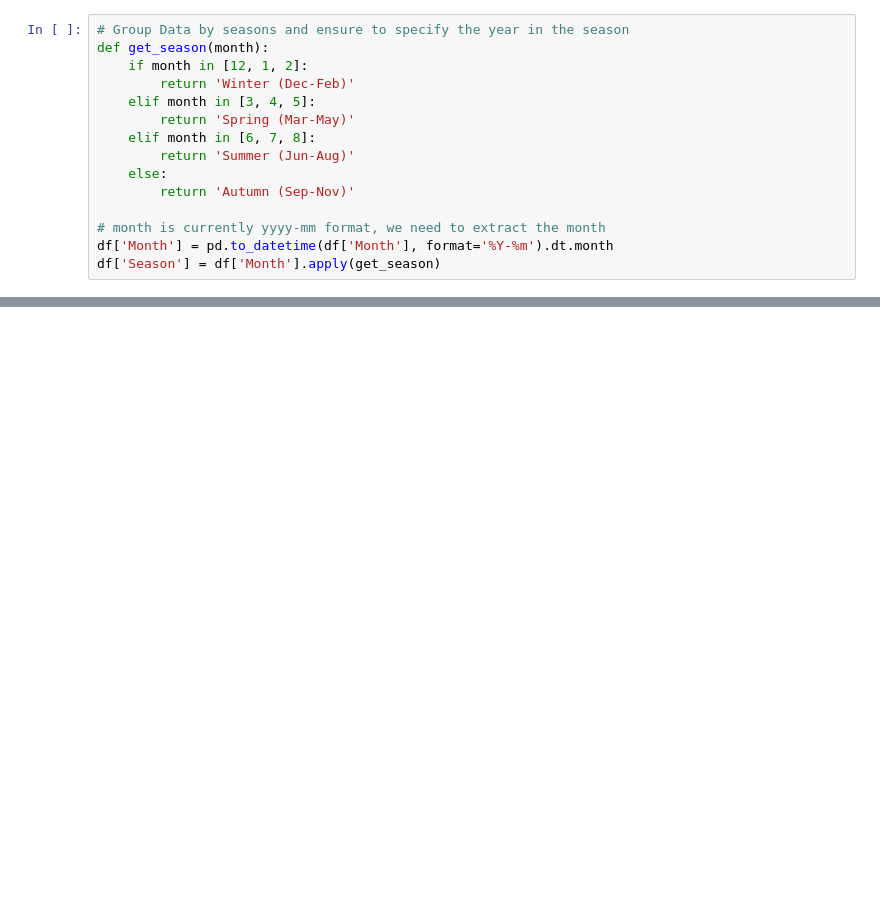
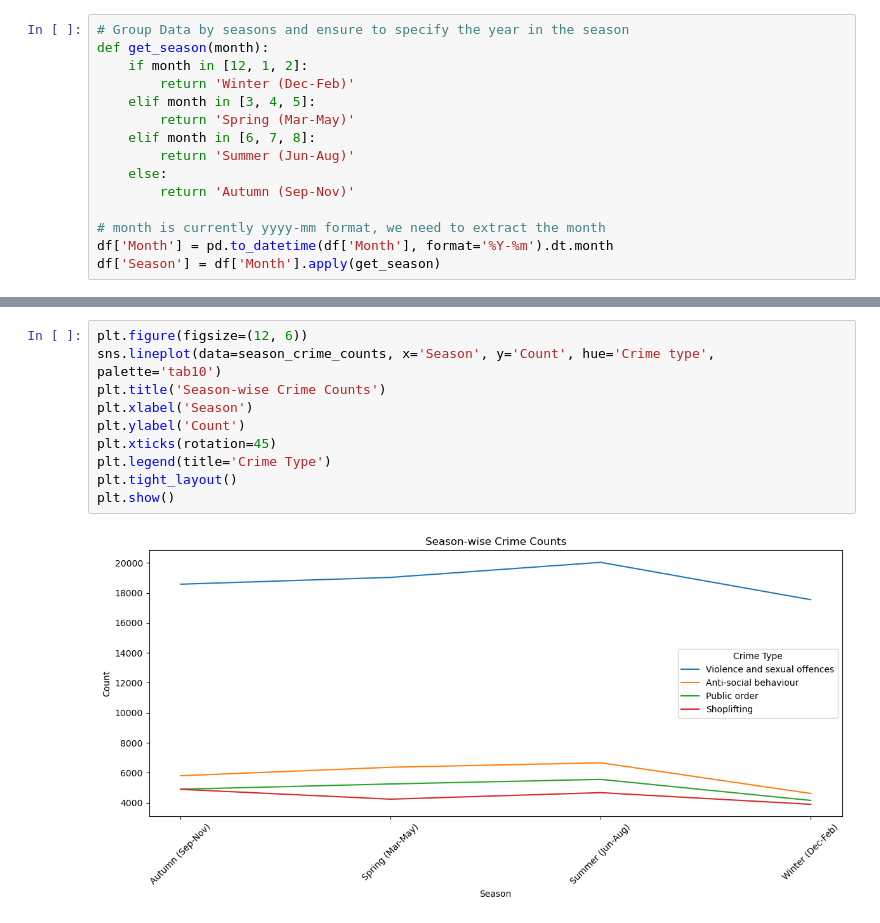
Before and after one commit to Dornakhan/Team-4, a Jupyter notebook: base.ipynb, the cells around one changed output, grey strips where cells are left out. Saved outputs shown, nothing was run; the diff lists cells and outputs as text; blank space fills up the shorter version.

```diff
--- a/base.ipynb
+++ b/base.ipynb
@@ -144,0 +145,12 @@ plt.show()
+# %%
+plt.figure(figsize=(12, 6))
+sns.lineplot(data=season_crime_counts, x='Season', y='Count', hue='Crime type', palette='tab10')
+plt.title('Season-wise Crime Counts')
+plt.xlabel('Season')
+plt.ylabel('Count')
+plt.xticks(rotation=45)
+plt.legend(title='Crime Type')
+plt.tight_layout()
+plt.show()
+# %% [output]
+[figure, added]
```
Also changed, not shown: parts of 5 cells of this notebook, 2 other files.
